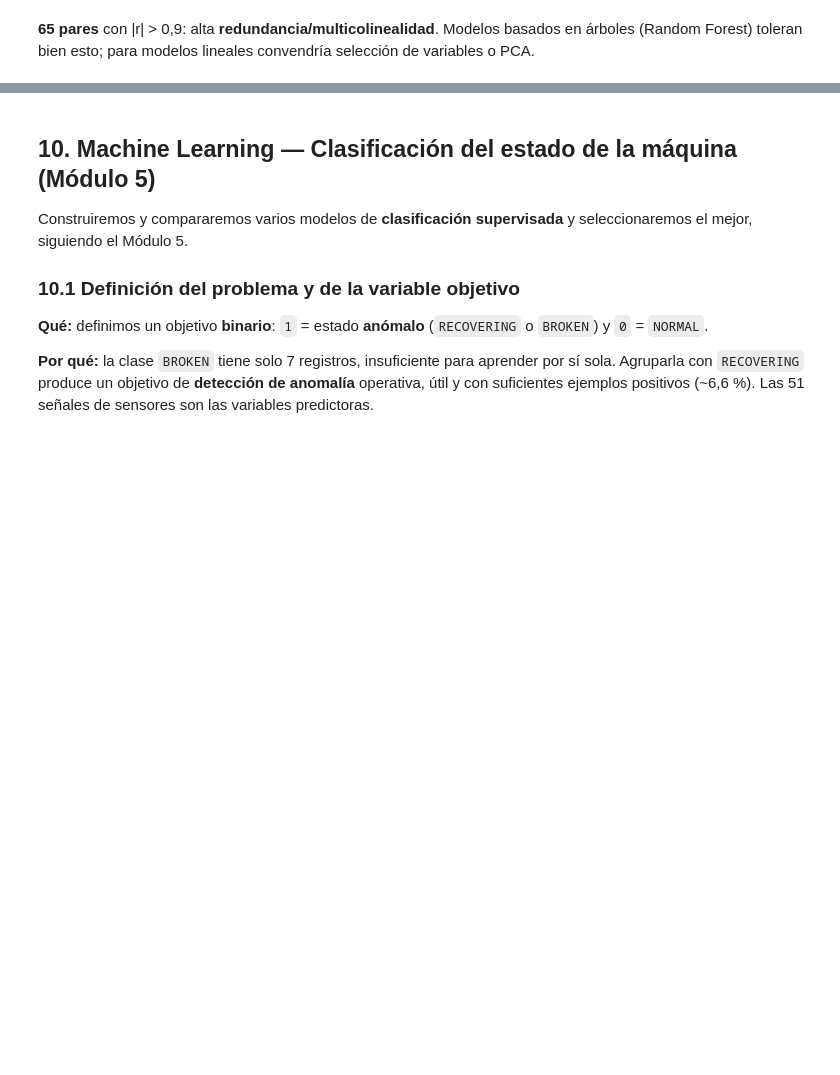
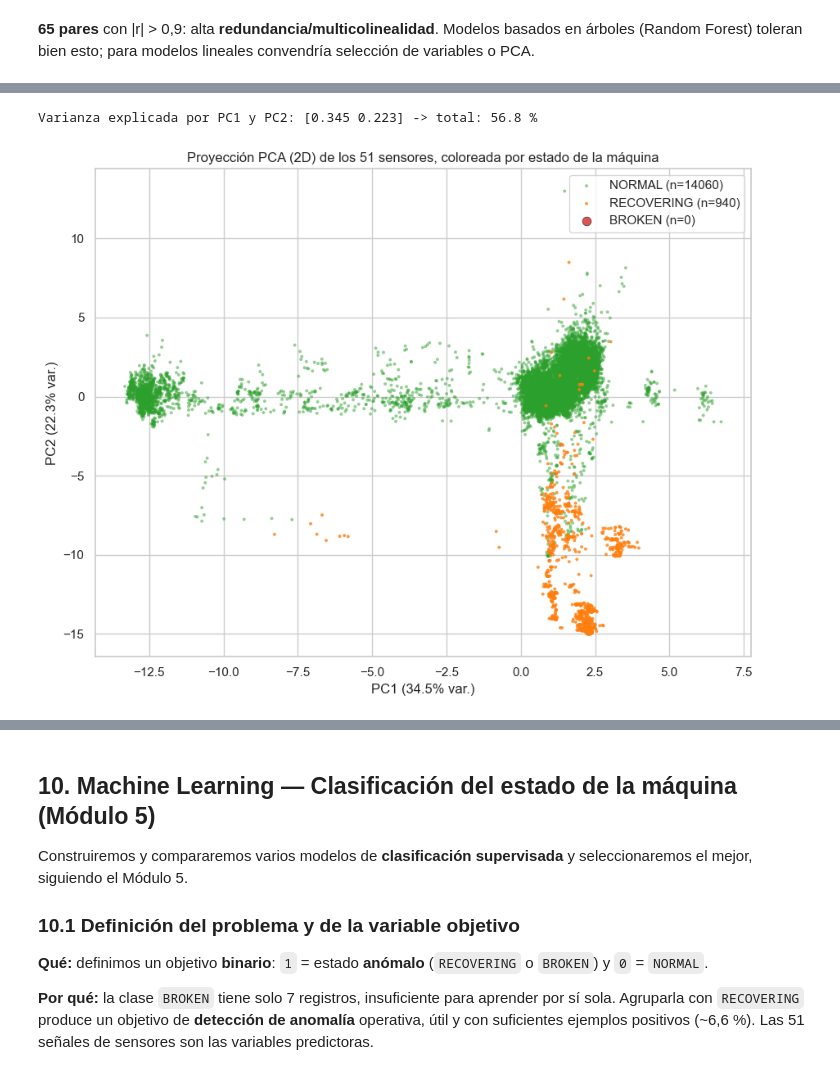
Before and after one commit to nvargas0530/pump_sensor, a Jupyter notebook: notebooks/EDA_ML_sensor_pump.ipynb, the cells around one changed output, grey strips where cells are left out. Drawn from its saved outputs; the diff is of its cells as text; code cells hidden in the pictures; blank space fills up the shorter version.

```diff
--- a/notebooks/EDA_ML_sensor_pump.ipynb
+++ b/notebooks/EDA_ML_sensor_pump.ipynb
@@ -515,0 +762,32 @@ selección de variables o PCA.
+# %%
+from sklearn.decomposition import PCA
+from sklearn.preprocessing import StandardScaler
+
+scaler_eda = StandardScaler()
+X_scaled_eda = scaler_eda.fit_transform(df_clean[sensores])
+pca = PCA(n_components=2, random_state=42)
+X_pca = pca.fit_transform(X_scaled_eda)
+print("Varianza explicada por PC1 y PC2:", pca.explained_variance_ratio_.round(3),
+      "-> total:", round(pca.explained_variance_ratio_.sum()*100, 1), "%")
+
+rng = np.random.RandomState(42)
+idx = rng.choice(len(df_clean), size=15000, replace=False)
+estado_arr = df_clean["machine_status"].astype(str).values
+colores = {"NORMAL": "#2ca02c", "RECOVERING": "#ff7f0e", "BROKEN": "#d62728"}
+
+fig, ax = plt.subplots(figsize=(9, 7))
+for est in ["NORMAL", "RECOVERING", "BROKEN"]:
+    m = (estado_arr[idx] == est)
+    tam = 60 if est == "BROKEN" else 8
+    ax.scatter(X_pca[idx][m, 0], X_pca[idx][m, 1], s=tam,
+               alpha=0.5 if est == "NORMAL" else 0.8, c=colores[est],
+               label=f"{est} (n={m.sum()})",
+               edgecolors="k" if est == "BROKEN" else "none", linewidths=0.5)
+ax.set_xlabel(f"PC1 ({pca.explained_variance_ratio_[0]*100:.1f}% var.)")
+ax.set_ylabel(f"PC2 ({pca.explained_variance_ratio_[1]*100:.1f}% var.)")
+ax.set_title("Proyección PCA (2D) de los 51 sensores, coloreada por estado de la máquina")
+ax.legend()
+plt.tight_layout(); plt.show()
+# %% [output]
+Varianza explicada por PC1 y PC2: [0.345 0.223] -> total: 56.8 %
+[figure, added]
```
Also changed, not shown: parts of 46 cells of this notebook, 2 other files.
